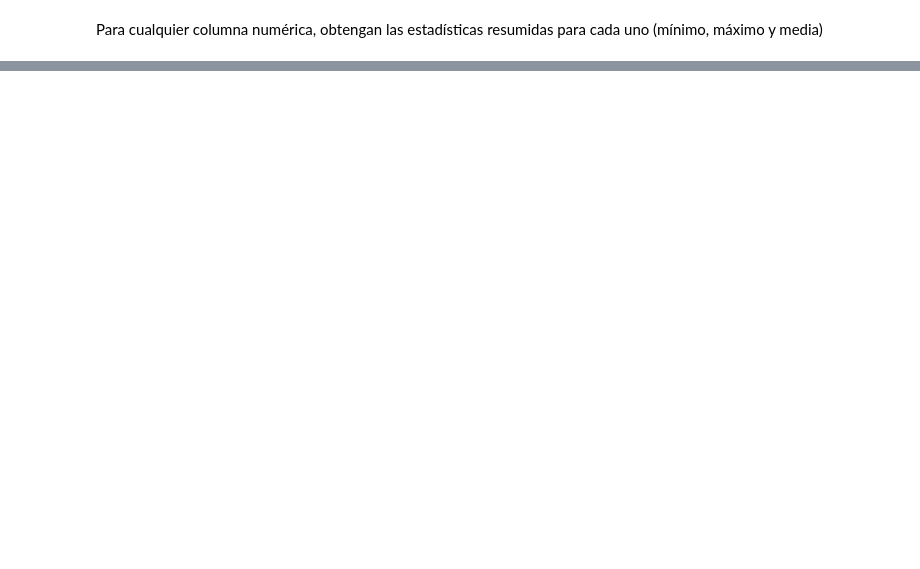
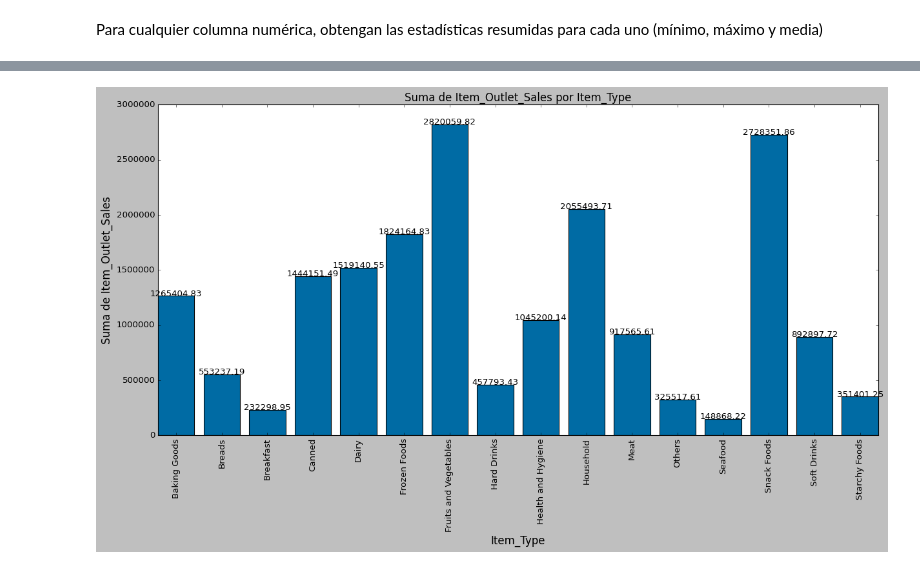
Before and after one commit to RodLunardi/predicciones_de_ventas_alimenticias, a Jupyter notebook: predicciones_de_ventas_alimenticias.ipynb, the cells around one changed output, grey strips where cells are left out. Drawn from its saved outputs; the diff is of its cells as text; code cells hidden in the pictures; blank space fills up the shorter version.

```diff
--- a/predicciones_de_ventas_alimenticias.ipynb
+++ b/predicciones_de_ventas_alimenticias.ipynb
@@ -174,0 +277,11 @@ df.describe()
+# %%
+plt.style.use('classic')
+df['Outlet_Establishment_Year'].hist(bins = 30, edgecolor='black')
+plt.ticklabel_format(useOffset=False, style='plain')
+plt.xticks(rotation = 45, fontsize=15)
+plt.title('Distribution of Outlet_Establishment_Year')
+plt.xlabel('Outlet_Establishment_Year')
+plt.ylabel('Frequency')
+plt.xlim(left=1984,right=2010)
+plt.ylim(bottom=0,top=1500)
+plt.show()
@@ -174,0 +314,16 @@ df.describe()
+# %%
+plt.style.use('tableau-colorblind10')
+sum_ventas = df.groupby('Item_Type')['Item_Outlet_Sales'].sum().round(2)
+fig, axes = plt.subplots(nrows = 1, ncols = 1, figsize = (18,8))
+plt.bar(sum_ventas.index, sum_ventas.values)
+for i, v in enumerate(sum_ventas.values):
+    plt.text(i, v + 2, str(v), ha='center')
+# Etiquetar los ejes x e y y darle un título al gráfico
+plt.xticks(rotation = 90)
+plt.xlabel('Item_Type', fontsize=15)
+plt.ylabel('Suma de Item_Outlet_Sales', fontsize=15)
+plt.title('Suma de Item_Outlet_Sales por Item_Type', fontsize=15)
+# Mostrar el gráfico
+plt.show()
+# %% [output]
+[figure, added]
```
Also changed, not shown: parts of 37 cells of this notebook.
